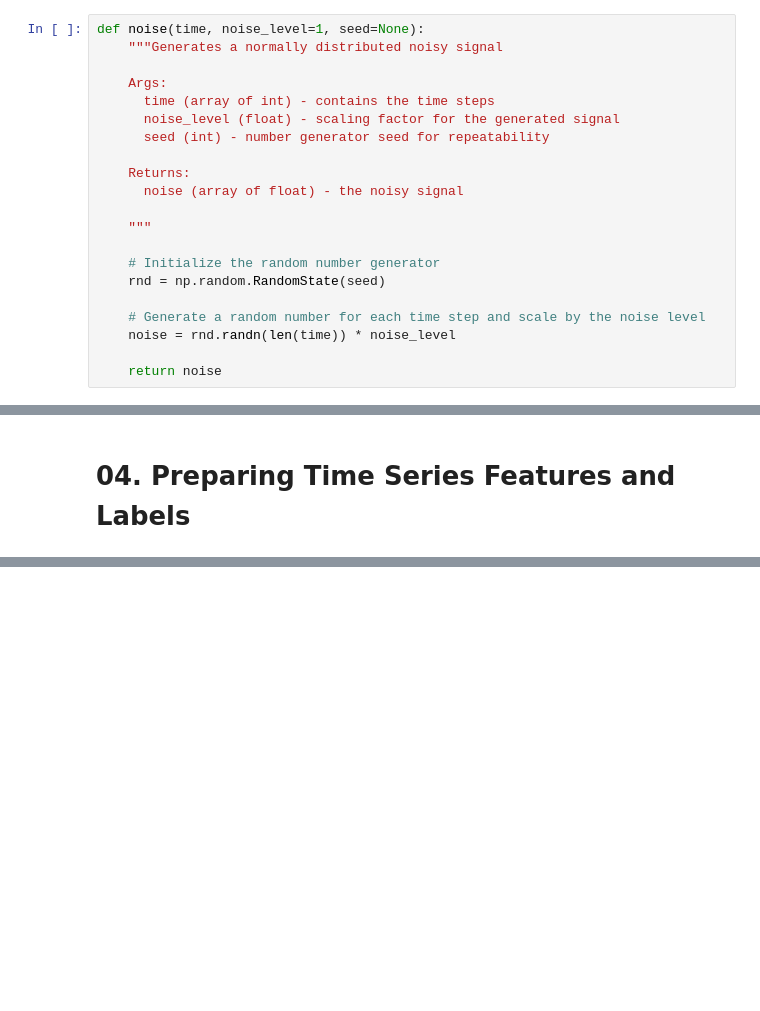
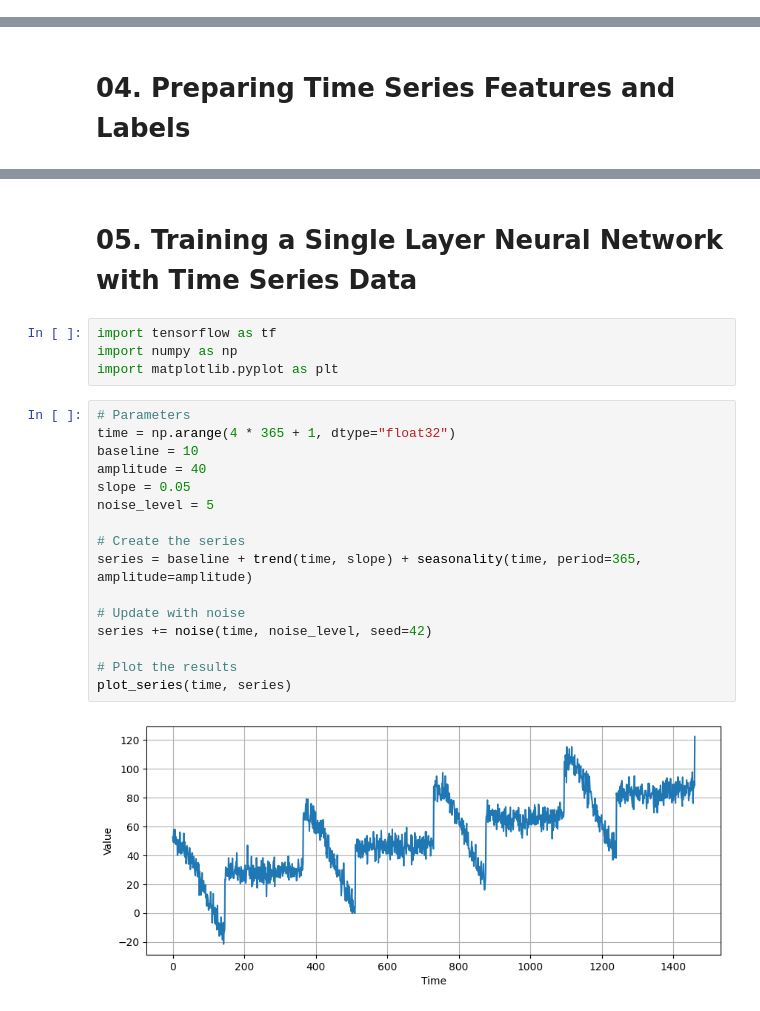
Before and after one commit to rezabehzadi/Deep-Learning-Course-TensorFlow, a Jupyter notebook: 04. Sequences-Time-Series-and-Prediction.ipynb, the cells around one changed output, grey strips where cells are left out. Drawn from its saved outputs; the diff is of its cells as text; blank space fills up the shorter version.

```diff
--- a/04. Sequences-Time-Series-and-Prediction.ipynb
+++ b/04. Sequences-Time-Series-and-Prediction.ipynb
@@ -169,21 +11,0 @@ plot_series(time, series)
-# %%
-def noise(time, noise_level=1, seed=None):
-    """Generates a normally distributed noisy signal
-
-    Args:
-      time (array of int) - contains the time steps
-      noise_level (float) - scaling factor for the generated signal
-      seed (int) - number generator seed for repeatability
-
-    Returns:
-      noise (array of float) - the noisy signal
-
-    """
-
-    # Initialize the random number generator
-    rnd = np.random.RandomState(seed)
-
-    # Generate a random number for each time step and scale by the noise level
-    noise = rnd.randn(len(time)) * noise_level
-
-    return noise
@@ -440,0 +276,24 @@ plot_series(time_valid, (x_valid, naive_forecast), start=0, end=150)
+# %% [markdown]
+# 05. Training a Single Layer Neural Network with Time Series Data
+# %%
+import tensorflow as tf
+import numpy as np
+import matplotlib.pyplot as plt
+# %%
+# Parameters
+time = np.arange(4 * 365 + 1, dtype="float32")
+baseline = 10
+amplitude = 40
+slope = 0.05
+noise_level = 5
+
+# Create the series
+series = baseline + trend(time, slope) + seasonality(time, period=365, amplitude=amplitude)
+
+# Update with noise
+series += noise(time, noise_level, seed=42)
+
+# Plot the results
+plot_series(time, series)
+# %% [output]
+[figure, added]
```
Also changed, not shown: parts of 61 cells of this notebook, 4 other files.
